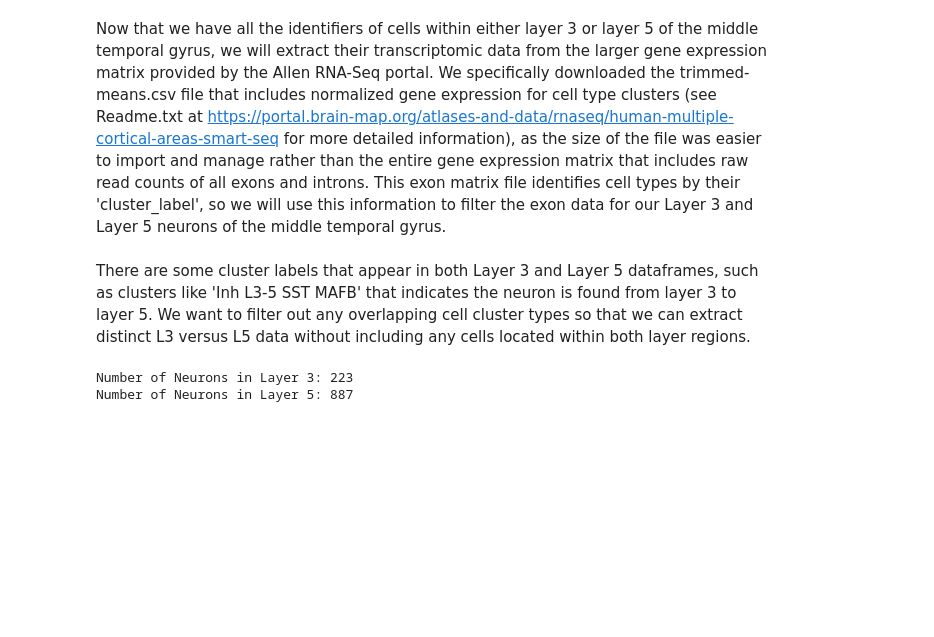
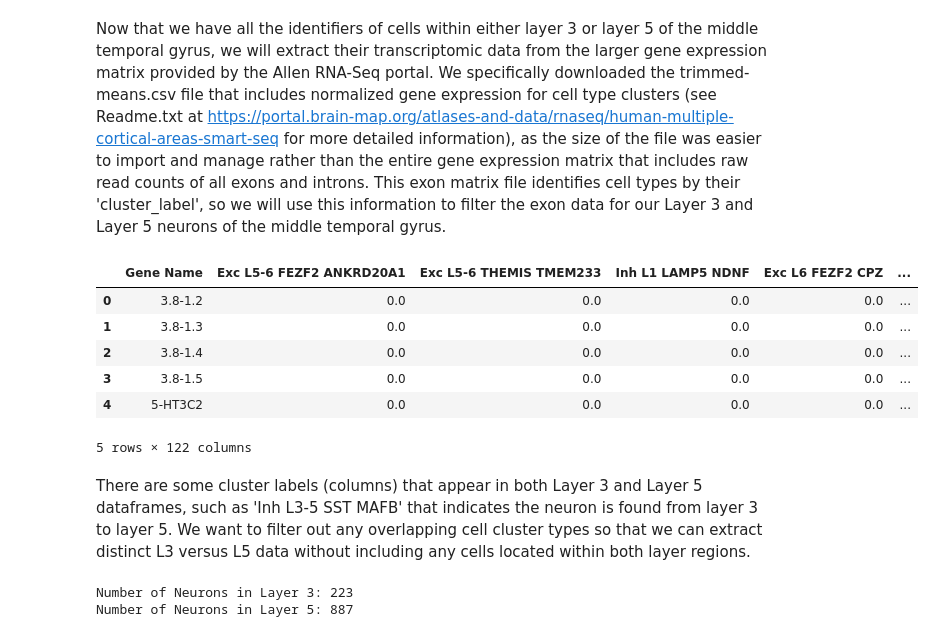
Before and after one commit to cbn003/CellTypes, a Jupyter notebook: CellTypesProject.ipynb, the cells around one changed output. Saved outputs shown, nothing was run; the diff lists cells and outputs as text; code cells hidden in the pictures; blank space fills up the shorter version.

```diff
--- a/CellTypesProject.ipynb
+++ b/CellTypesProject.ipynb
@@ -255,7 +255,16 @@ Now that we have all the identifiers of cells within either layer 3 or layer 5 o
 # %%
 # Loading in the exon matrix using pandas and renaming the first column for clarity
 gene_df = pd.read_csv('trimmed_means.csv')
 gene_df = gene_df.rename(columns={gene_df.columns[0]: 'Gene Name'})
+gene_df.head()
+# %% [output]
+|  | Gene Name | Exc L5-6 FEZF2 ANKRD20A1 | Exc L5-6 THEMIS TMEM233 | Inh L1 LAMP5 NDNF | Exc L6 FEZF2 CPZ | ... |
+| 0 | 3.8-1.2 | 0.0 | 0.0 | 0.0 | 0.0 | ... |
+| 1 | 3.8-1.3 | 0.0 | 0.0 | 0.0 | 0.0 | ... |
+| 2 | 3.8-1.4 | 0.0 | 0.0 | 0.0 | 0.0 | ... |
+| 3 | 3.8-1.5 | 0.0 | 0.0 | 0.0 | 0.0 | ... |
+| 4 | 5-HT3C2 | 0.0 | 0.0 | 0.0 | 0.0 | ... |
+5 rows × 122 columns
 # %% [markdown]
-There are some cluster labels that appear in both Layer 3 and Layer 5 dataframes, such as clusters like 'Inh L3-5 SST MAFB' that indicates the neuron is found from layer 3 to layer 5. We want to filter out any overlapping cell cluster types so that we can extract distinct L3 versus L5 data without including any cells located within both layer regions.
+There are some cluster labels (columns) that appear in both Layer 3 and Layer 5 dataframes, such as 'Inh L3-5 SST MAFB' that indicates the neuron is found from layer 3 to layer 5. We want to filter out any overlapping cell cluster types so that we can extract distinct L3 versus L5 data without including any cells located within both layer regions.
 # %%
```
Also changed, not shown: parts of 4 cells of this notebook.
